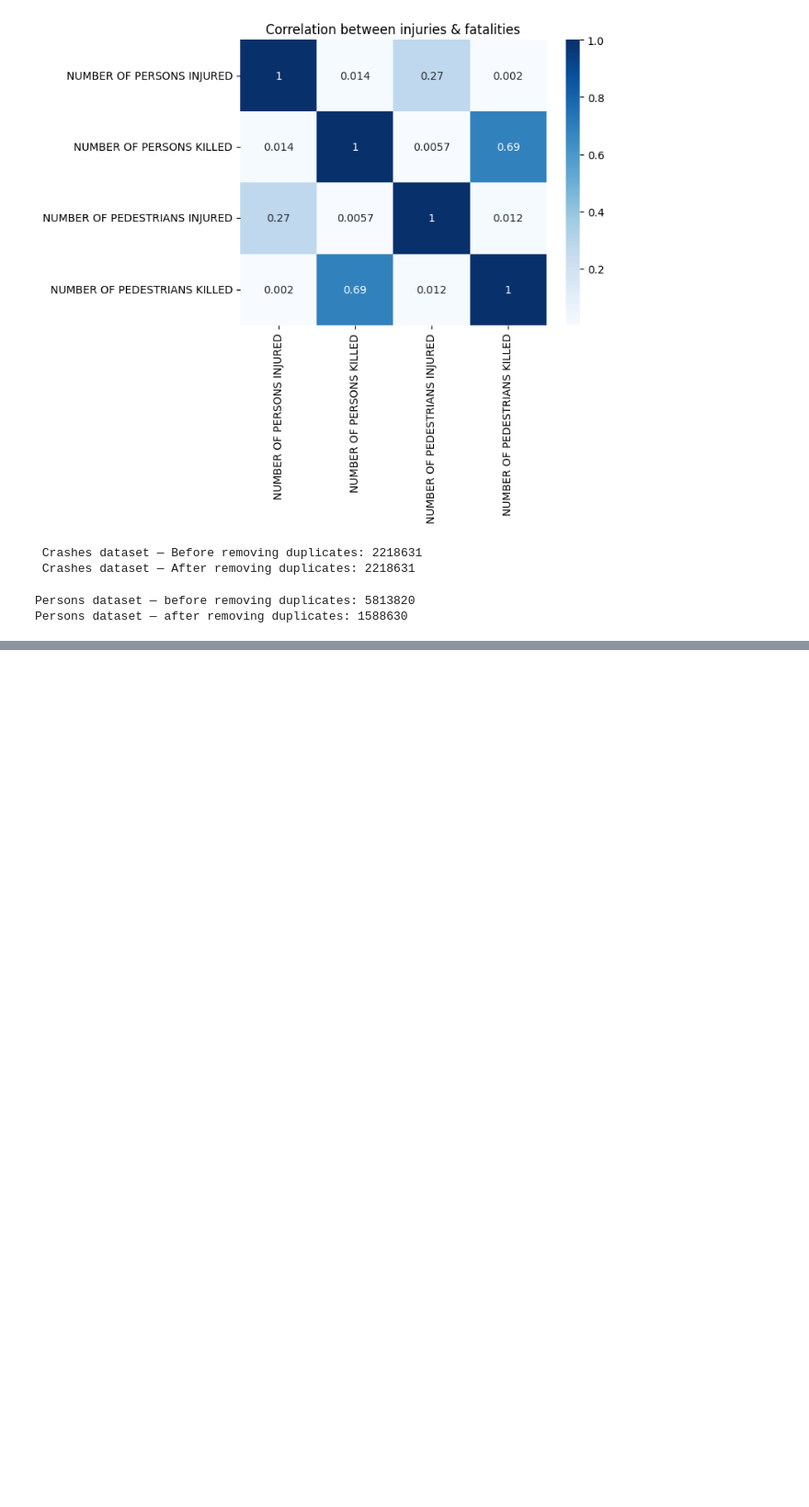
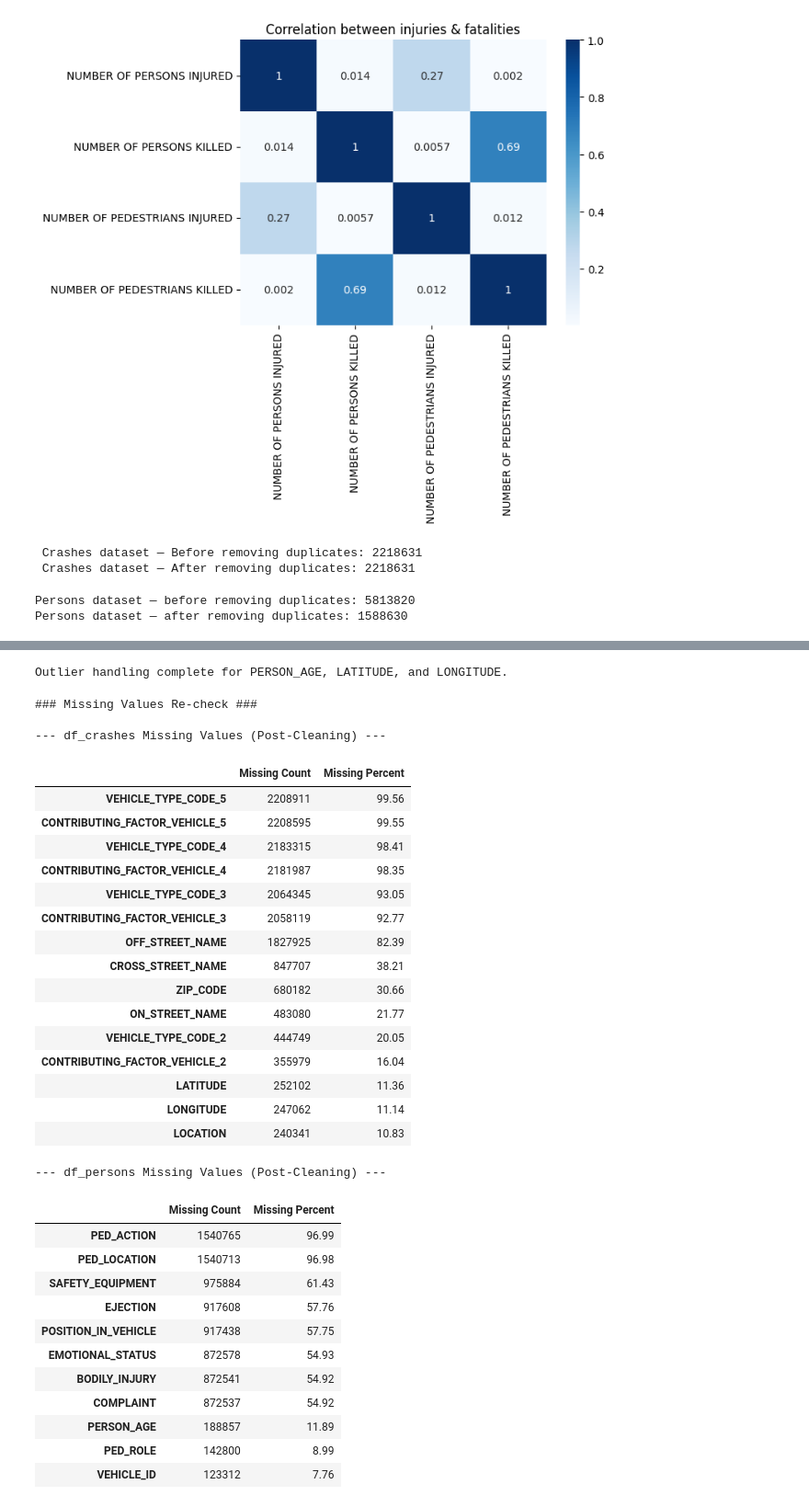
Before and after one commit to User-2rxeg/NYC-CrashLens, a Jupyter notebook: V1.ipynb, the cells around one changed output, grey strips where cells are left out. Shown: that part at 92% size. Drawn from its saved outputs; the diff is of its cells as text; code cells hidden in the pictures; blank space fills up the shorter version.

```diff
--- a/V1.ipynb
+++ b/V1.ipynb
@@ -219,0 +278,75 @@ Persons dataset — after removing duplicates: 1588630
+# %%
+# Handling outliers in df_persons['PERSON_AGE']
+df_persons['PERSON_AGE'] = df_persons['PERSON_AGE'].apply(lambda x: x if pd.isna(x) or (0 <= x <= 100) else pd.NA)
+
+# Handling outliers in df_crashes['LATITUDE'] and df_crashes['LONGITUDE']
+# Approximate NYC bounds
+min_lat, max_lat = 40.5, 40.9
+min_lon, max_lon = -74.25, -73.7
+
+df_crashes.loc[(df_crashes['LATITUDE'] == 0) |
+               (df_crashes['LATITUDE'] < min_lat) |
+               (df_crashes['LATITUDE'] > max_lat), 'LATITUDE'] = pd.NA
+
+df_crashes.loc[(df_crashes['LONGITUDE'] == 0) |
+               (df_crashes['LONGITUDE'] < min_lon) |
+               (df_crashes['LONGITUDE'] > max_lon), 'LONGITUDE'] = pd.NA
+
+print("Outlier handling complete for PERSON_AGE, LATITUDE, and LONGITUDE.")
+# %% [output]
+Outlier handling complete for PERSON_AGE, LATITUDE, and LONGITUDE.
+# %%
+print("### Missing Values Re-check ###")
+
+print("\n--- df_crashes Missing Values (Post-Cleaning) ---")
+missing_crashes = df_crashes.isna().sum()
+missing_crashes = missing_crashes[missing_crashes > 0].sort_values(ascending=False)
+missing_crashes_percent = (missing_crashes / len(df_crashes)) * 100
+if not missing_crashes.empty:
+    missing_crashes_df = pd.DataFrame({'Missing Count': missing_crashes, 'Missing Percent': missing_crashes_percent.round(2)})
+    display(missing_crashes_df)
+else:
+    print("No missing values in df_crashes.")
+
+print("\n--- df_persons Missing Values (Post-Cleaning) ---")
+missing_persons = df_persons.isna().sum()
+missing_persons = missing_persons[missing_persons > 0].sort_values(ascending=False)
+missing_persons_percent = (missing_persons / len(df_persons)) * 100
+if not missing_persons.empty:
+    missing_persons_df = pd.DataFrame({'Missing Count': missing_persons, 'Missing Percent': missing_persons_percent.round(2)})
+    display(missing_persons_df)
+else:
+    print("No missing values in df_persons.")
+# %% [output]
+### Missing Values Re-check ###
+
+--- df_crashes Missing Values (Post-Cleaning) ---
+|  | Missing Count | Missing Percent |
+| VEHICLE_TYPE_CODE_5 | 2208911 | 99.56 |
+| CONTRIBUTING_FACTOR_VEHICLE_5 | 2208595 | 99.55 |
+| VEHICLE_TYPE_CODE_4 | 2183315 | 98.41 |
+| CONTRIBUTING_FACTOR_VEHICLE_4 | 2181987 | 98.35 |
+| VEHICLE_TYPE_CODE_3 | 2064345 | 93.05 |
+| CONTRIBUTING_FACTOR_VEHICLE_3 | 2058119 | 92.77 |
+| OFF_STREET_NAME | 1827925 | 82.39 |
+| CROSS_STREET_NAME | 847707 | 38.21 |
+| ZIP_CODE | 680182 | 30.66 |
+| ON_STREET_NAME | 483080 | 21.77 |
+| VEHICLE_TYPE_CODE_2 | 444749 | 20.05 |
+| CONTRIBUTING_FACTOR_VEHICLE_2 | 355979 | 16.04 |
+| LATITUDE | 252102 | 11.36 |
+| LONGITUDE | 247062 | 11.14 |
+| LOCATION | 240341 | 10.83 |
+--- df_persons Missing Values (Post-Cleaning) ---
+|  | Missing Count | Missing Percent |
+| PED_ACTION | 1540765 | 96.99 |
+| PED_LOCATION | 1540713 | 96.98 |
+| SAFETY_EQUIPMENT | 975884 | 61.43 |
+| EJECTION | 917608 | 57.76 |
+| POSITION_IN_VEHICLE | 917438 | 57.75 |
+| EMOTIONAL_STATUS | 872578 | 54.93 |
+| BODILY_INJURY | 872541 | 54.92 |
+| COMPLAINT | 872537 | 54.92 |
+| PERSON_AGE | 188857 | 11.89 |
+| PED_ROLE | 142800 | 8.99 |
+| VEHICLE_ID | 123312 | 7.76 |
```
Also changed, not shown: parts of 7 cells of this notebook.
